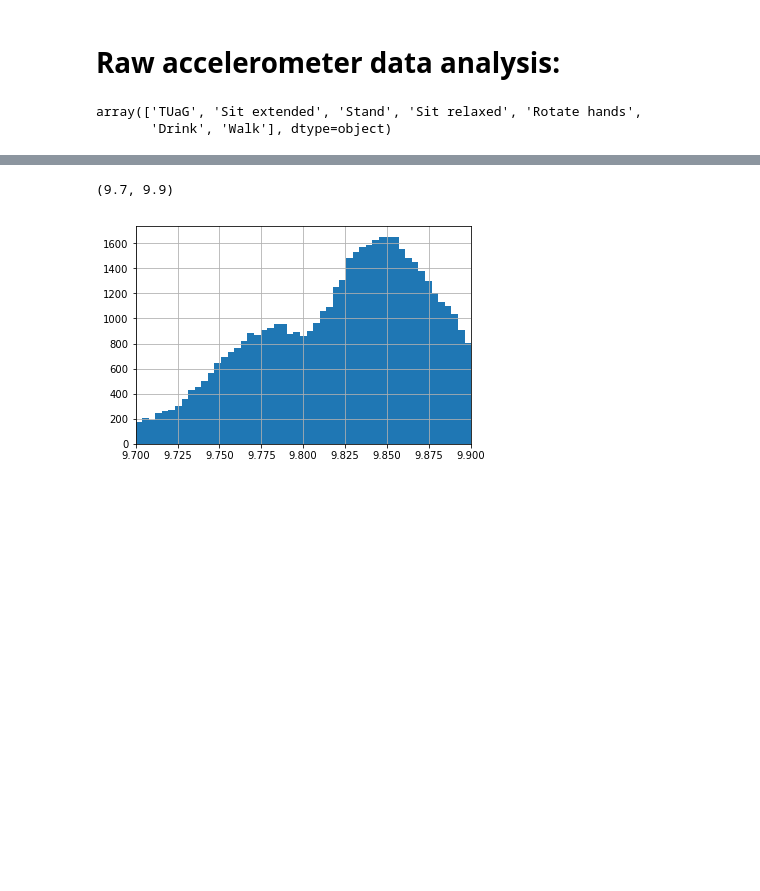
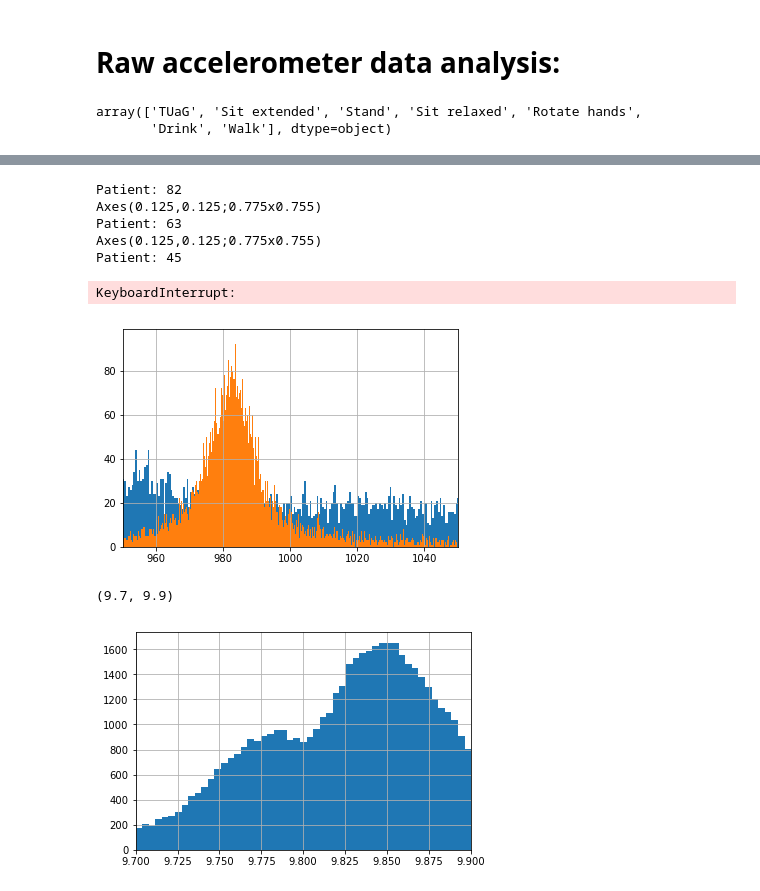
Before and after one commit to ShaniSarusi/DS-rep, a Jupyter notebook: Teva/data_statistical_inspection.ipynb, the cells around one changed output, grey strips where cells are left out. Cells and saved outputs as stored; diff of their text form; code cells hidden in the pictures; blank space fills up the shorter version.

```diff
--- a/Teva/data_statistical_inspection.ipynb
+++ b/Teva/data_statistical_inspection.ipynb
@@ -537,3 +592,17 @@ array(['TUaG', 'Sit extended', 'Stand', 'Sit relaxed', 'Rotate hands',
+# %%
+for p in clinic_steps_watch_acc_df.user_id.unique():
+    print('Patient: %s' % (p))
+    hist = clinic_steps_watch_acc_df['acc_norm'][clinic_steps_watch_acc_df.user_id==p].hist(bins=10000)
+    hist.set_xlim((950,1050))
+    print(hist)
+# %% [output]
+Patient: 82
+Axes(0.125,0.125;0.775x0.755)
+Patient: 63
+Axes(0.125,0.125;0.775x0.755)
+Patient: 45
+KeyboardInterrupt:
+[figure, added]
 # %%
 hist = clinic_steps_phone_acc_df['acc_norm'][clinic_steps_phone_acc_df.step_name=='Sit relaxed'].hist(bins=10000)
 hist.set_xlim((9.7,9.9))
```
Also changed, not shown: parts of 7 cells of this notebook, 1 other file.
